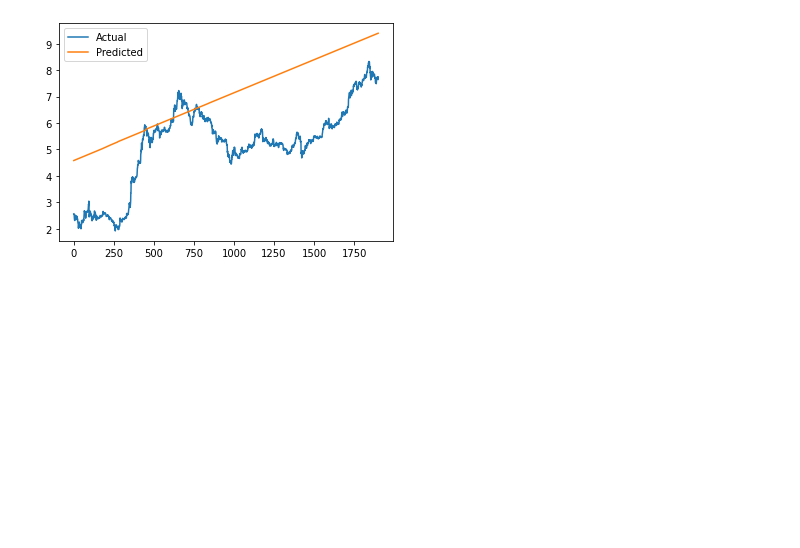
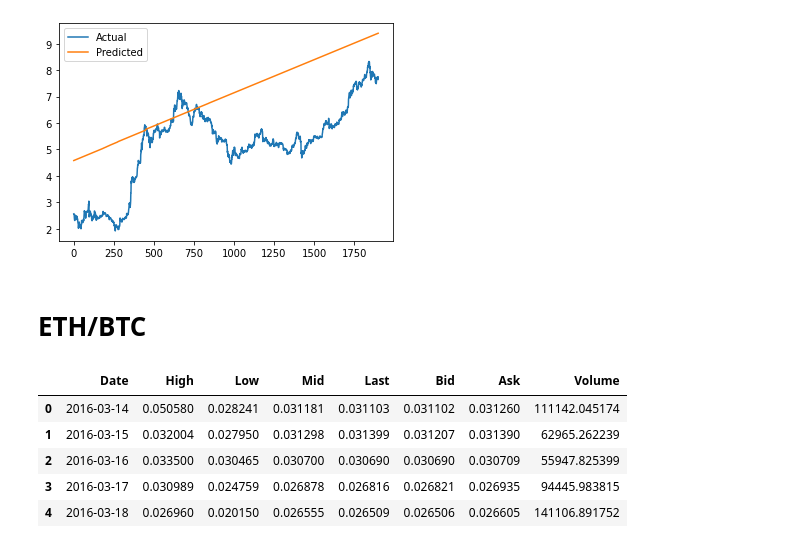
Before and after one commit to pedroafleite/btc-eth-risk-assessment, a Jupyter notebook: prophet.ipynb, the cells around one changed output. Cells and saved outputs as stored; diff of their text form; code cells hidden in the pictures; blank space fills up the shorter version.

```diff
--- a/prophet.ipynb
+++ b/prophet.ipynb
@@ -186,3 +186,5 @@ plt.show()
 # %% [output]
 MAE: 1.897
 [figure]
+# %% [markdown]
+# **ETH/BTC**
@@ -188,0 +196,10 @@ MAE: 1.897
+# %%
+ethbtc = ethbtc.reset_index()
+ethbtc.head()
+# %% [output]
+|  | Date | High | Low | Mid | Last | Bid | Ask | Volume |
+| 0 | 2016-03-14 | 0.050580 | 0.028241 | 0.031181 | 0.031103 | 0.031102 | 0.031260 | 111142.045174 |
+| 1 | 2016-03-15 | 0.032004 | 0.027950 | 0.031298 | 0.031399 | 0.031207 | 0.031390 | 62965.262239 |
+| 2 | 2016-03-16 | 0.033500 | 0.030465 | 0.030700 | 0.030690 | 0.030690 | 0.030709 | 55947.825399 |
+| 3 | 2016-03-17 | 0.030989 | 0.024759 | 0.026878 | 0.026816 | 0.026821 | 0.026935 | 94445.983815 |
+| 4 | 2016-03-18 | 0.026960 | 0.020150 | 0.026555 | 0.026509 | 0.026506 | 0.026605 | 141106.891752 |
```
Also changed, not shown: parts of 5 cells of this notebook.
